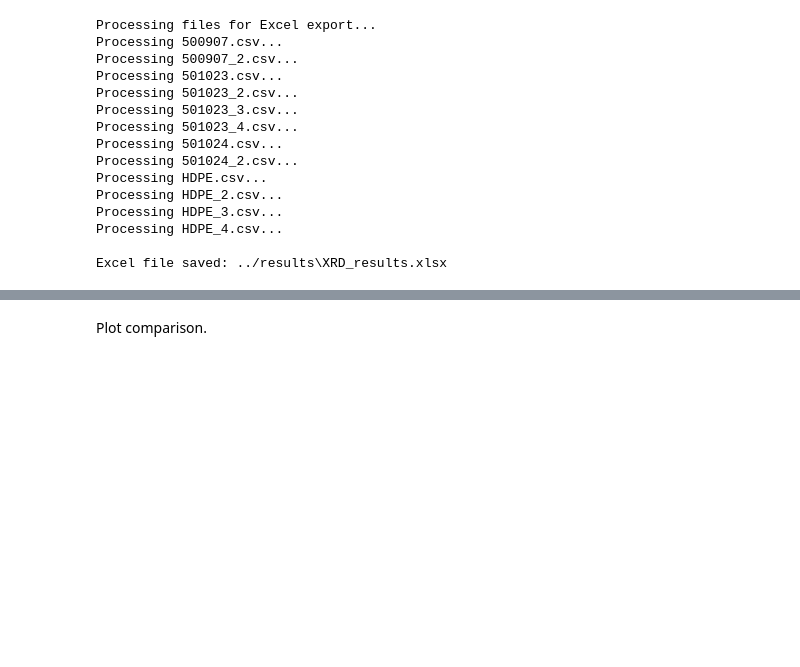
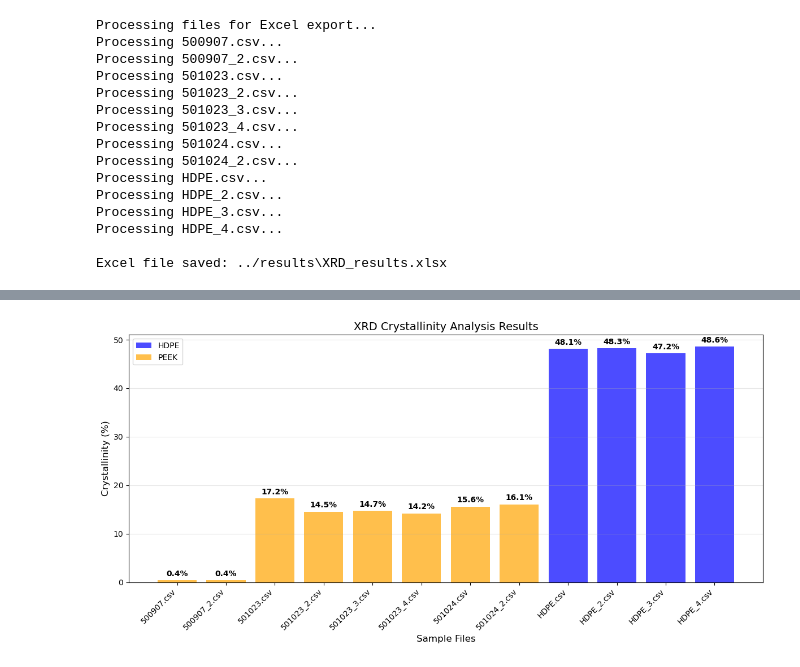
Before and after one commit to louis-sh-nguyen/polymer-characterisation, a Jupyter notebook: notebooks/XRD_analysis_main.ipynb, the cells around one changed output, grey strips where cells are left out. Drawn from its saved outputs; the diff is of its cells as text; code cells hidden in the pictures; blank space fills up the shorter version.

```diff
--- a/notebooks/XRD_analysis_main.ipynb
+++ b/notebooks/XRD_analysis_main.ipynb
@@ -2670,34 +2643,41 @@ KeyboardInterrupt:
-# %% [markdown]
-Plot comparison.
 # %%
-# Plot comparison plot
-from matplotlib.patches import Patch
+def plot_crystallinity_from_excel(excel_file_path):
+    # Plot comparison plot
+    from matplotlib.patches import Patch
 
-# Create bar chart for crystallinity results
-plt.figure(figsize=(12, 6))
-files = list(cryst_dict.keys())
-crystallinity_values = list(cryst_dict.values())
+    # Store results
+    overview_df = pd.read_excel(excel_file_path, sheet_name='Overview')
+    cryst_dict = dict(zip(overview_df['Filename'], overview_df['Crystallinity_percent']))
+    files = list(cryst_dict.keys())
+    crystallinity_values = list(cryst_dict.values())
 
-# Create color mapping for different polymers
-colors = ['blue' if 'HDPE' in file else 'orange' for file in files]
+    # Create color mapping for different polymers
+    colors = ['blue' if 'HDPE' in file else 'orange' for file in files]
 
-bars = plt.bar(files, crystallinity_values, color=colors, alpha=0.7)
+    # Create bar chart
+    plt.figure(figsize=(12, 6))
+    bars = plt.bar(files, crystallinity_values, color=colors, alpha=0.7)
 
-# Add value labels on top of bars
-for bar, value in zip(bars, crystallinity_values):
-    plt.text(bar.get_x() + bar.get_width()/2, bar.get_height() + 0.5,
-             f'{value:.1f}%', ha='center', va='bottom', fontweight='bold')
+    # Add value labels on top of bars
+    for bar, value in zip(bars, crystallinity_values):
+        plt.text(bar.get_x() + bar.get_width()/2, bar.get_height() + 0.5,
+                f'{value:.1f}%', ha='center', va='bottom', fontweight='bold')
 
-plt.xlabel('Sample Files', fontsize=12)
-plt.ylabel('Crystallinity (%)', fontsize=12)
-plt.title('XRD Crystallinity Analysis Results', fontsize=14)
-plt.xticks(rotation=45, ha='right')
-plt.grid(axis='y', alpha=0.3)
+    plt.xlabel('Sample Files', fontsize=12)
+    plt.ylabel('Crystallinity (%)', fontsize=12)
+    plt.title('XRD Crystallinity Analysis Results', fontsize=14)
+    plt.xticks(rotation=45, ha='right')
+    plt.grid(axis='y', alpha=0.3)
 
-# Add legend
-legend_elements = [Patch(facecolor='blue', alpha=0.7, label='HDPE'),
-                   Patch(facecolor='orange', alpha=0.7, label='PEEK')]
-plt.legend(handles=legend_elements, loc='upper left')
+    # Add legend
+    legend_elements = [Patch(facecolor='blue', alpha=0.7, label='HDPE'),
+                    Patch(facecolor='orange', alpha=0.7, label='PEEK')]
+    plt.legend(handles=legend_elements, loc='upper left')
 
-plt.tight_layout()
-plt.show()
+    plt.tight_layout()
+    plt.show()
+
+# Usage
+plot_crystallinity_from_excel('../results/XRD_results.xlsx')
+# %% [output]
+[figure, added]
```
Also changed, not shown: parts of 32 cells of this notebook, 1 other file.
